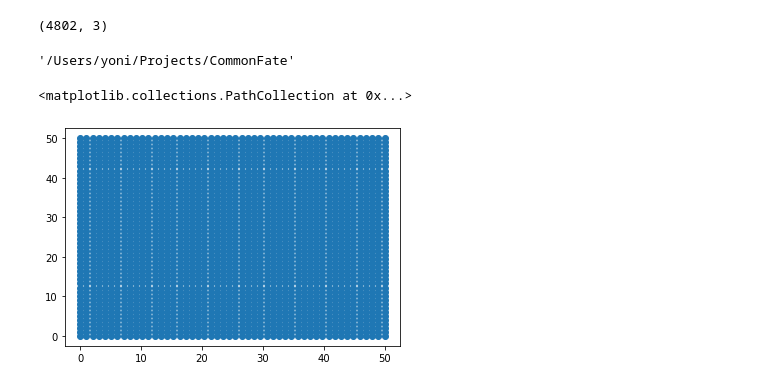
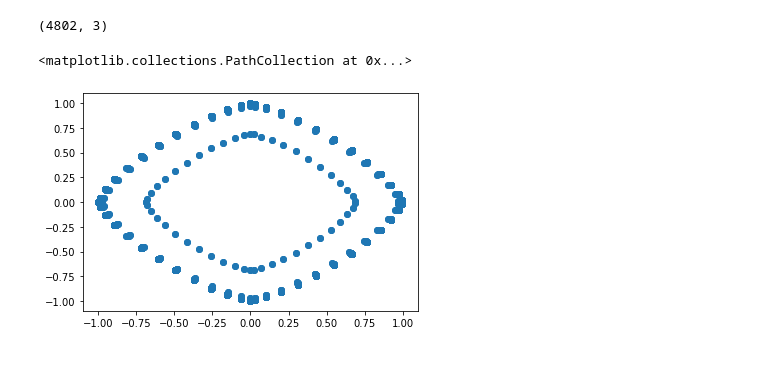
Before and after one commit to yifr/CommonFate, a Jupyter notebook: visualize_shapes.ipynb, the cells around one changed output. Drawn from its saved outputs; the diff is of its cells as text; code cells hidden in the pictures.

```diff
--- a/visualize_shapes.ipynb
+++ b/visualize_shapes.ipynb
@@ -78,10 +77,10 @@ x,y,z = supercoords([0.1, 1, 1, 0.1, 1, .1])
 # %%
-for i in np.arange(0.0, 1, .1):
-    shape_type = "superellipsoid"
-    shape_params = [1, i]
-    s = shapes.SuperQuadric(shape_type, shape_params, [1, 1, 1, 2])
-    x, y, z = s.points
-    plt.scatter(x, y)
-    plt.title(f"Shape type: {shape_type}, Shape params: {shape_params}")
-    plt.show()
+shape_type = "superellipsoid"
+shape_params = [.01, .01]
+s = shapes.SuperQuadric(shape_type, shape_params, [1, 1, 1, 2], n_points=500)
+x, y, z = s.points
+
+plt.scatter(x, y)
+plt.title(f"Shape type: {shape_type}, Shape params: {shape_params}")
+plt.show()
 # %% [output]
@@ -104,9 +87,0 @@ plt.show()
-# %%
-shape_type = "superellipsoid"
-shape_params = [1, 1]
-s = shapes.SuperQuadric(shape_type, shape_params, [1, 1, 1, 2])
-x, y, z = s.points
-
-plt.scatter(x, y)
-plt.title(f"Shape type: {shape_type}, Shape params: {shape_params}")
-plt.show()
@@ -174,4 +181,0 @@ import os
-# %%
-os.getcwd()
-# %% [output]
-'/Users/yoni/Projects/CommonFate'
@@ -180,8 +182,22 @@ np.save("faces.npy", faces)
+# %%
+import matplotlib.pyplot as plt
+v = np.linspace(-np.pi / 2, np.pi / 2, 50)
+u = np.linspace(-np.pi, np.pi, 50)
+
+s, t = .01, 1.5
+
+u, v = np.meshgrid(u,v, indexing="xy")
+u = u.flatten()
+v = v.flatten()
+
+x = cos_exp(v, s) * cos_exp(u, t)
+y = cos_exp(v, s) * sin_exp(u, t)
+z = sin_exp(v, s)
 # %%
-plt.scatter(u, v)
+plt.scatter(x, y)
 # %% [output]
 <matplotlib.collections.PathCollection at 0x...>
-[figure, old version]
+[figure, new version]
 # %%
 fig = go.Figure(data=[
     go.Mesh3d(
```
Also changed, not shown: parts of 14 cells of this notebook, 11 other files.
